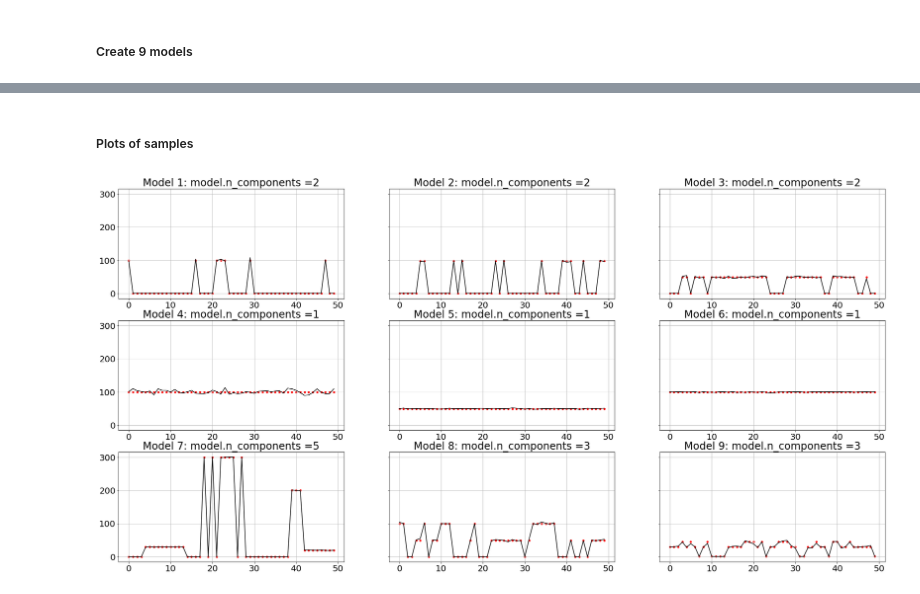
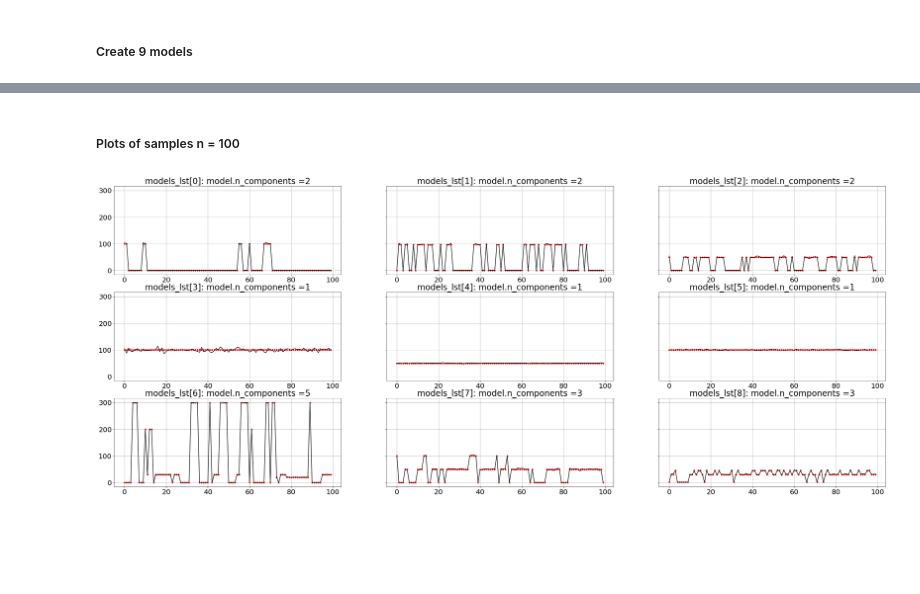
Before and after one commit to mkonopacka/HMM_DTW_v2, a Jupyter notebook: hmm.ipynb, the cells around one changed output, grey strips where cells are left out. Saved outputs shown, nothing was run; the diff lists cells and outputs as text; code cells hidden in the pictures; blank space fills up the shorter version.

```diff
--- a/hmm.ipynb
+++ b/hmm.ipynb
@@ -144,23 +138,23 @@ model_3hidden_2.transmat_ = np.array([[0.5, 0.4, 0.1],
                                       ])
 models_lst.append(model_3hidden_2)
 # %% [markdown]
-##### Plots of samples
+##### Plots of samples n = 100
 # %%
-plt.rcParams["figure.figsize"] = (32, 16)
+plt.rcParams["figure.figsize"] = (40, 16)
 plt.rcParams['font.size'] = 20
-fig, axes = plt.subplots(3,3, sharey = "all")
+fig, axes = plt.subplots(3,3, sharey="all")
 for i, ax in enumerate(axes.reshape(-1)):
     model = models_lst[i]
     try:
-        X,Z = model.sample(50)
+        X,Z = model.sample(100)
     except Exception as e:
         print(f"Error in model {i}: {e}")
         continue
 
     means = [model.means_[hidden_state] for hidden_state in Z]
     ax.plot(X, color = "black")
     ax.scatter(np.array(range(len(Z))), means, color = "red", s = 15)
-    ax.set_title(f"Model {i+1}: {model.n_components =}")
+    ax.set_title(f"models_lst[{i}]: {model.n_components =}")
     ax.grid()
 # %% [output]
-[figure, old version]
+[figure, new version]
```
Also changed, not shown: parts of 9 cells of this notebook.
